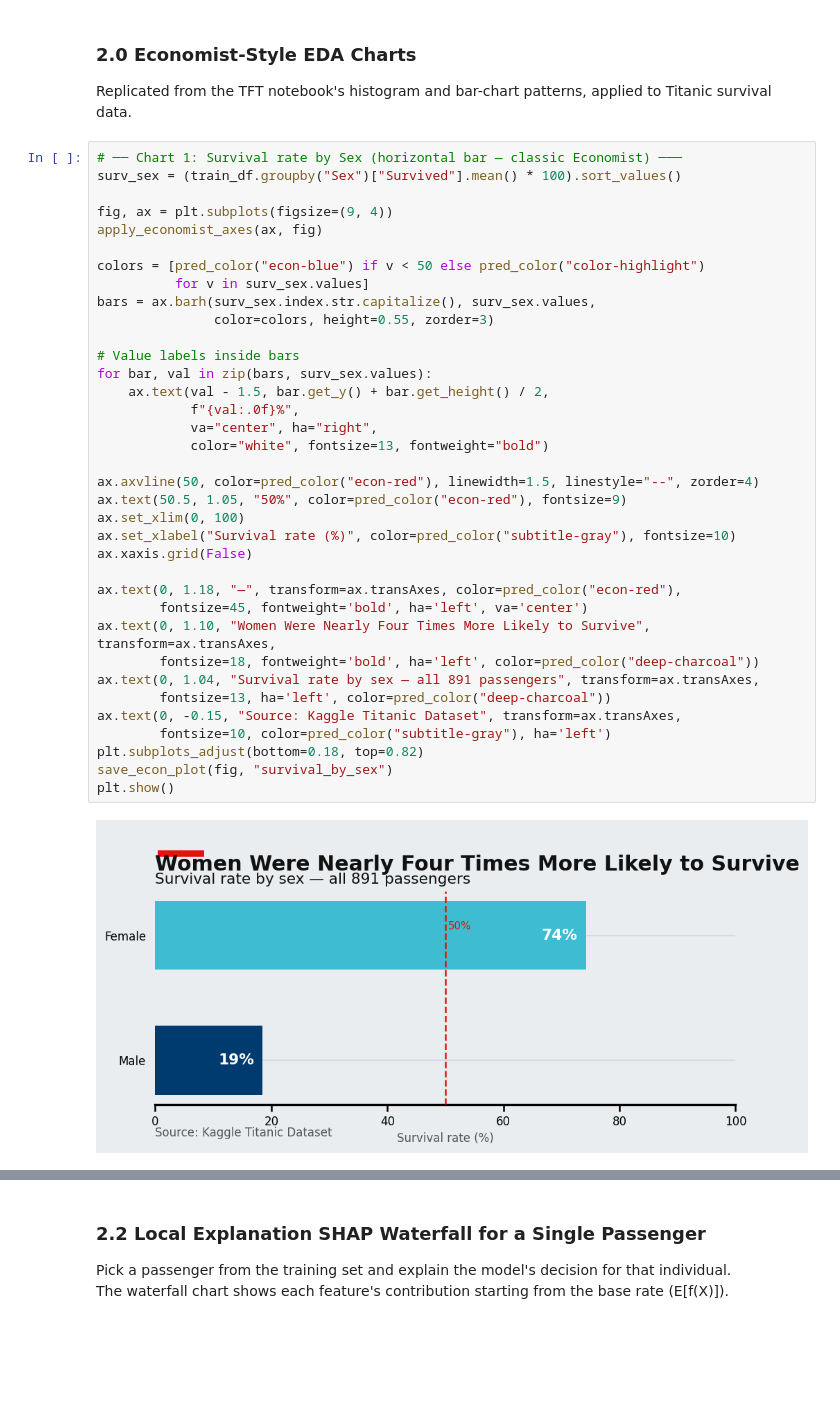
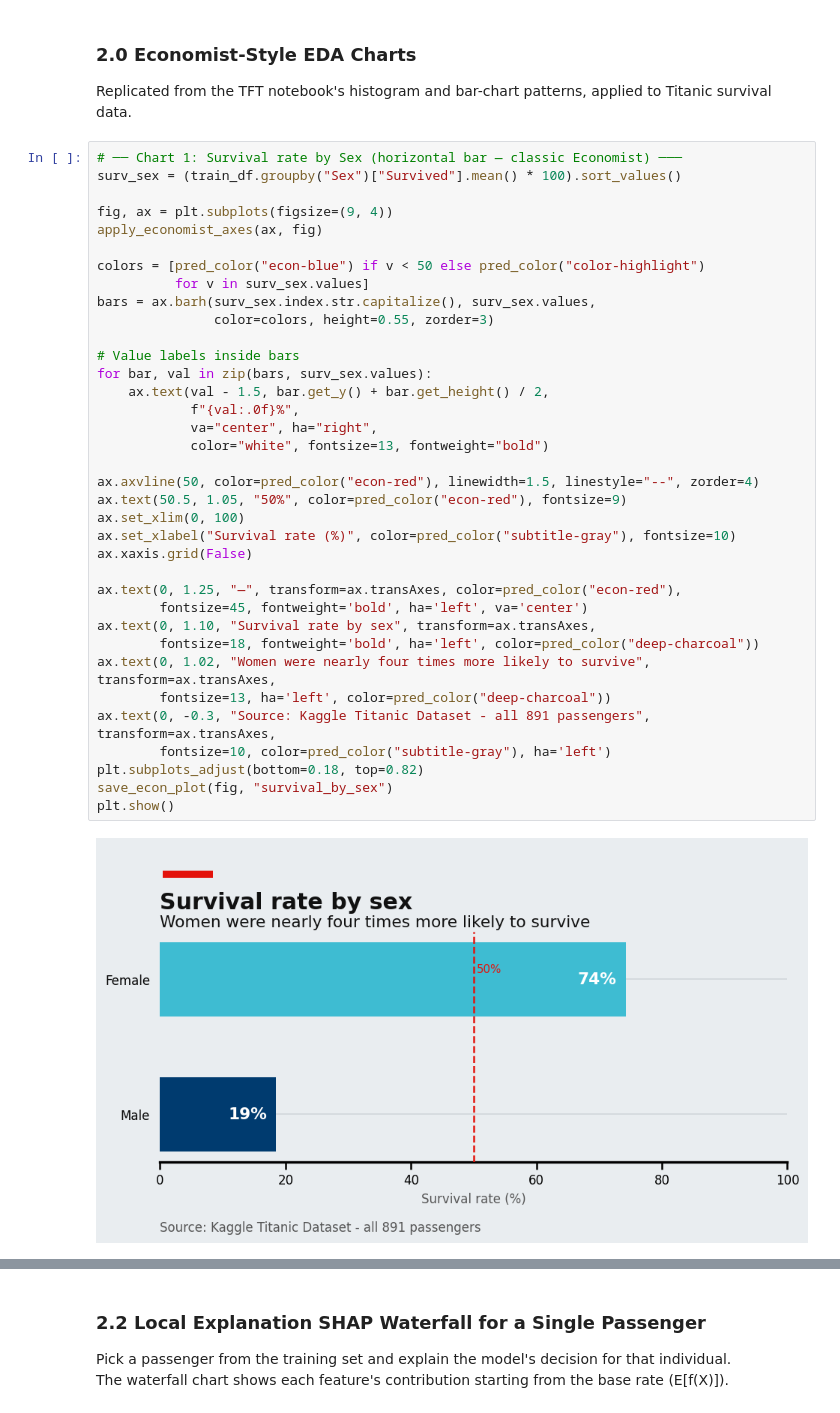
Before and after one commit to nishantnayar/Titanic, a Jupyter notebook: Titanic.ipynb, the cells around one changed output, grey strips where cells are left out. Cells and saved outputs as stored; diff of their text form; blank space fills up the shorter version.

```diff
--- a/Titanic.ipynb
+++ b/Titanic.ipynb
@@ -1227,36 +1227,36 @@ surv_sex = (train_df.groupby("Sex")["Survived"].mean() * 100).sort_values()
 
 fig, ax = plt.subplots(figsize=(9, 4))
 apply_economist_axes(ax, fig)
 
 colors = [pred_color("econ-blue") if v < 50 else pred_color("color-highlight")
           for v in surv_sex.values]
 bars = ax.barh(surv_sex.index.str.capitalize(), surv_sex.values,
                color=colors, height=0.55, zorder=3)
 
 # Value labels inside bars
 for bar, val in zip(bars, surv_sex.values):
     ax.text(val - 1.5, bar.get_y() + bar.get_height() / 2,
             f"{val:.0f}%",
             va="center", ha="right",
             color="white", fontsize=13, fontweight="bold")
 
 ax.axvline(50, color=pred_color("econ-red"), linewidth=1.5, linestyle="--", zorder=4)
 ax.text(50.5, 1.05, "50%", color=pred_color("econ-red"), fontsize=9)
 ax.set_xlim(0, 100)
 ax.set_xlabel("Survival rate (%)", color=pred_color("subtitle-gray"), fontsize=10)
 ax.xaxis.grid(False)
 
-ax.text(0, 1.18, "—", transform=ax.transAxes, color=pred_color("econ-red"),
+ax.text(0, 1.25, "—", transform=ax.transAxes, color=pred_color("econ-red"),
         fontsize=45, fontweight='bold', ha='left', va='center')
-ax.text(0, 1.10, "Women Were Nearly Four Times More Likely to Survive", transform=ax.transAxes,
+ax.text(0, 1.10, "Survival rate by sex", transform=ax.transAxes,
         fontsize=18, fontweight='bold', ha='left', color=pred_color("deep-charcoal"))
-ax.text(0, 1.04, "Survival rate by sex — all 891 passengers", transform=ax.transAxes,
+ax.text(0, 1.02, "Women were nearly four times more likely to survive", transform=ax.transAxes,
         fontsize=13, ha='left', color=pred_color("deep-charcoal"))
-ax.text(0, -0.15, "Source: Kaggle Titanic Dataset", transform=ax.transAxes,
+ax.text(0, -0.3, "Source: Kaggle Titanic Dataset - all 891 passengers", transform=ax.transAxes,
         fontsize=10, color=pred_color("subtitle-gray"), ha='left')
 plt.subplots_adjust(bottom=0.18, top=0.82)
 save_econ_plot(fig, "survival_by_sex")
 plt.show()
 # %% [output]
-[figure, old version]
+[figure, new version]
 # %%
```
Also changed, not shown: parts of 29 cells of this notebook, 2 other files.
